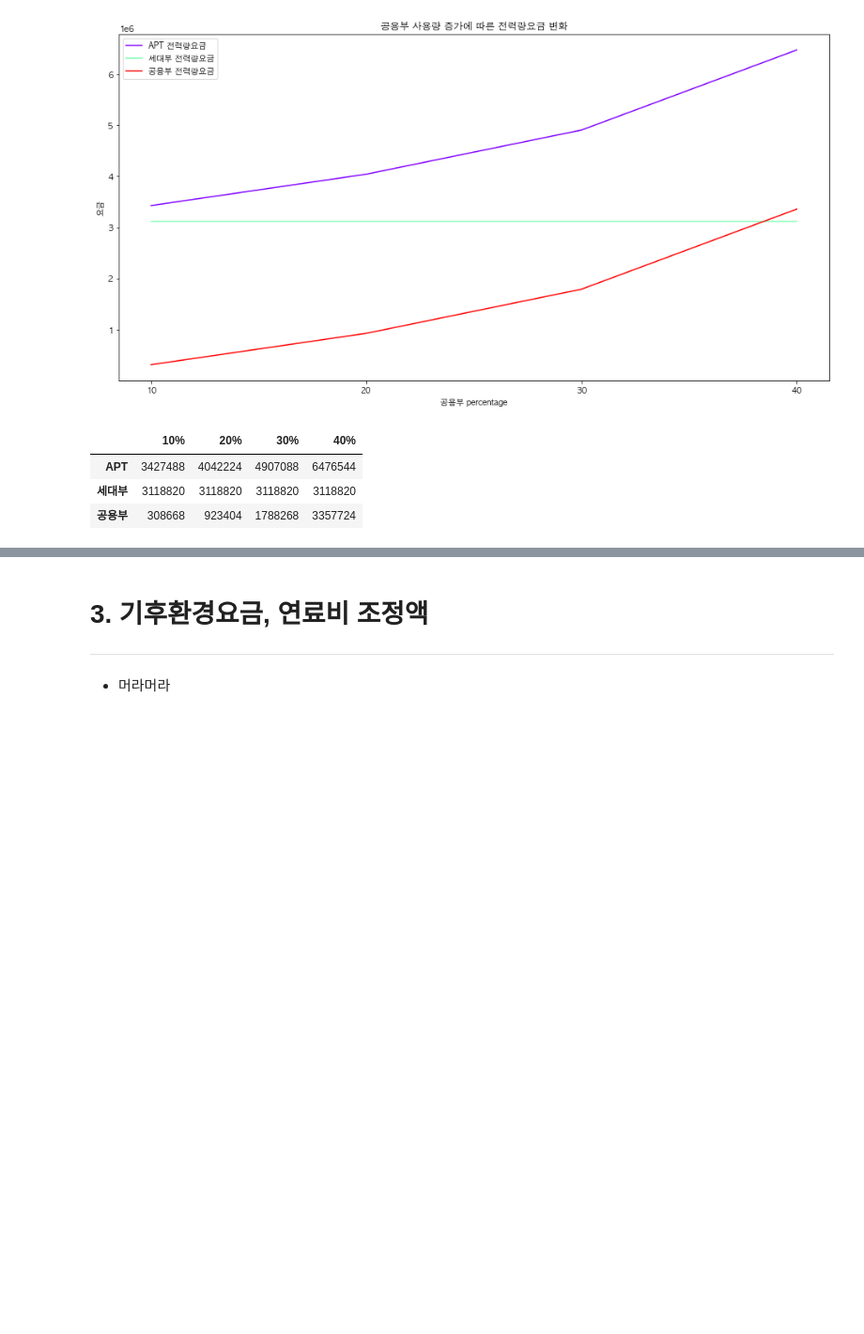
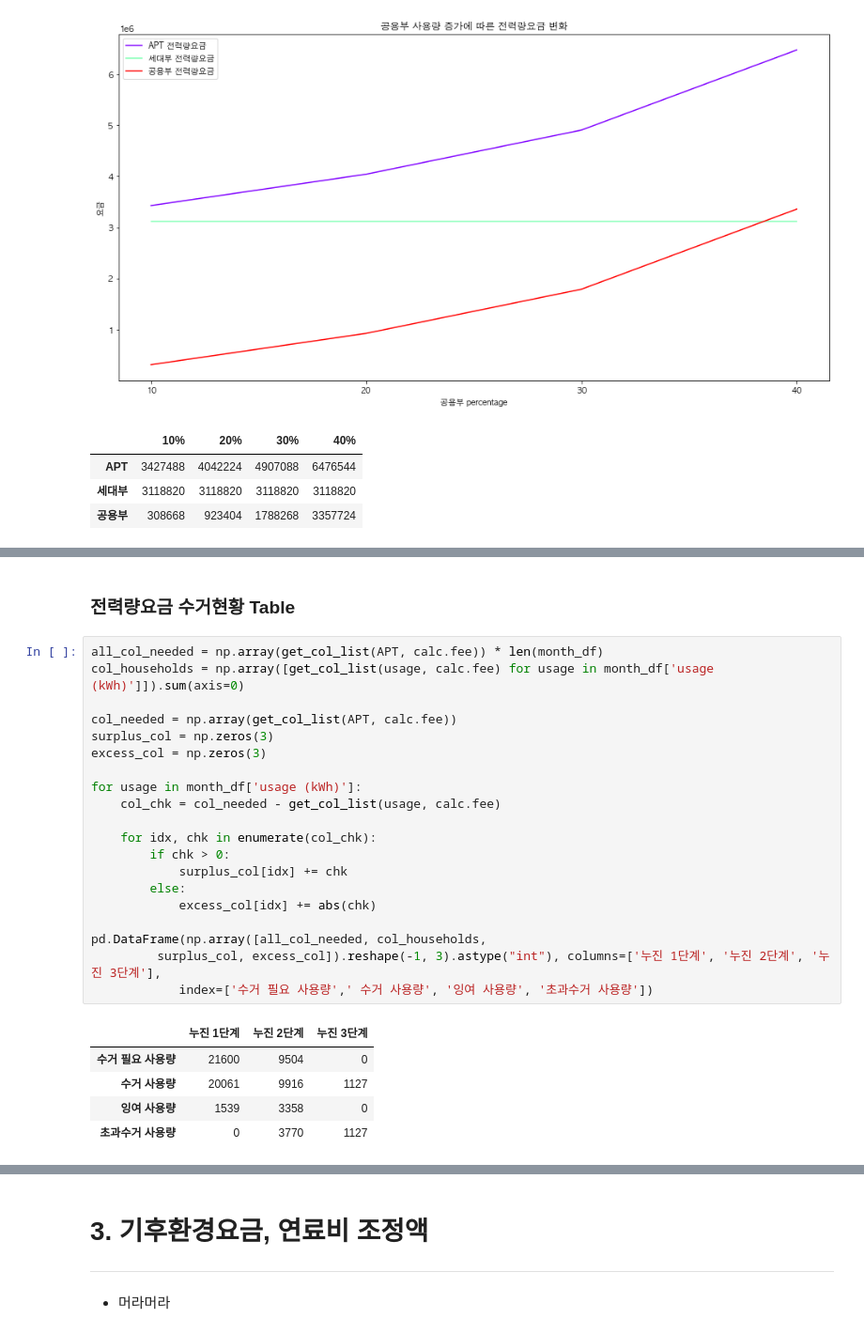
Before and after one commit to formegusto/what-is-public-fee, a Jupyter notebook: pt1.공용부의 전기요금 구성요소.ipynb, the cells around one changed output, grey strips where cells are left out. Shown: that part at 94% size. Saved outputs shown, nothing was run; the diff lists cells and outputs as text; blank space fills up the shorter version.

```diff
--- a/pt1.공용부의 전기요금 구성요소.ipynb
+++ b/pt1.공용부의 전기요금 구성요소.ipynb
@@ -261,0 +306,28 @@ basic_df[basic_df.columns[111:]]
+# %% [markdown]
+### 전력량요금 수거현황 Table
+# %%
+all_col_needed = np.array(get_col_list(APT, calc.fee)) * len(month_df)
+col_households = np.array([get_col_list(usage, calc.fee) for usage in month_df['usage (kWh)']]).sum(axis=0)
+
+col_needed = np.array(get_col_list(APT, calc.fee))
+surplus_col = np.zeros(3)
+excess_col = np.zeros(3)
+
+for usage in month_df['usage (kWh)']:
+    col_chk = col_needed - get_col_list(usage, calc.fee)
+
+    for idx, chk in enumerate(col_chk):
+        if chk > 0:
+            surplus_col[idx] += chk
+        else:
+            excess_col[idx] += abs(chk)
+
+pd.DataFrame(np.array([all_col_needed, col_households,
+         surplus_col, excess_col]).reshape(-1, 3).astype("int"), columns=['누진 1단계', '누진 2단계', '누진 3단계'],
+            index=['수거 필요 사용량',' 수거 사용량', '잉여 사용량', '초과수거 사용량'])
+# %% [output]
+|  | 누진 1단계 | 누진 2단계 | 누진 3단계 |
+| 수거 필요 사용량 | 21600 | 9504 | 0 |
+| 수거 사용량 | 20061 | 9916 | 1127 |
+| 잉여 사용량 | 1539 | 3358 | 0 |
+| 초과수거 사용량 | 0 | 3770 | 1127 |
```
Also changed, not shown: parts of 30 cells of this notebook, 1 other file.
